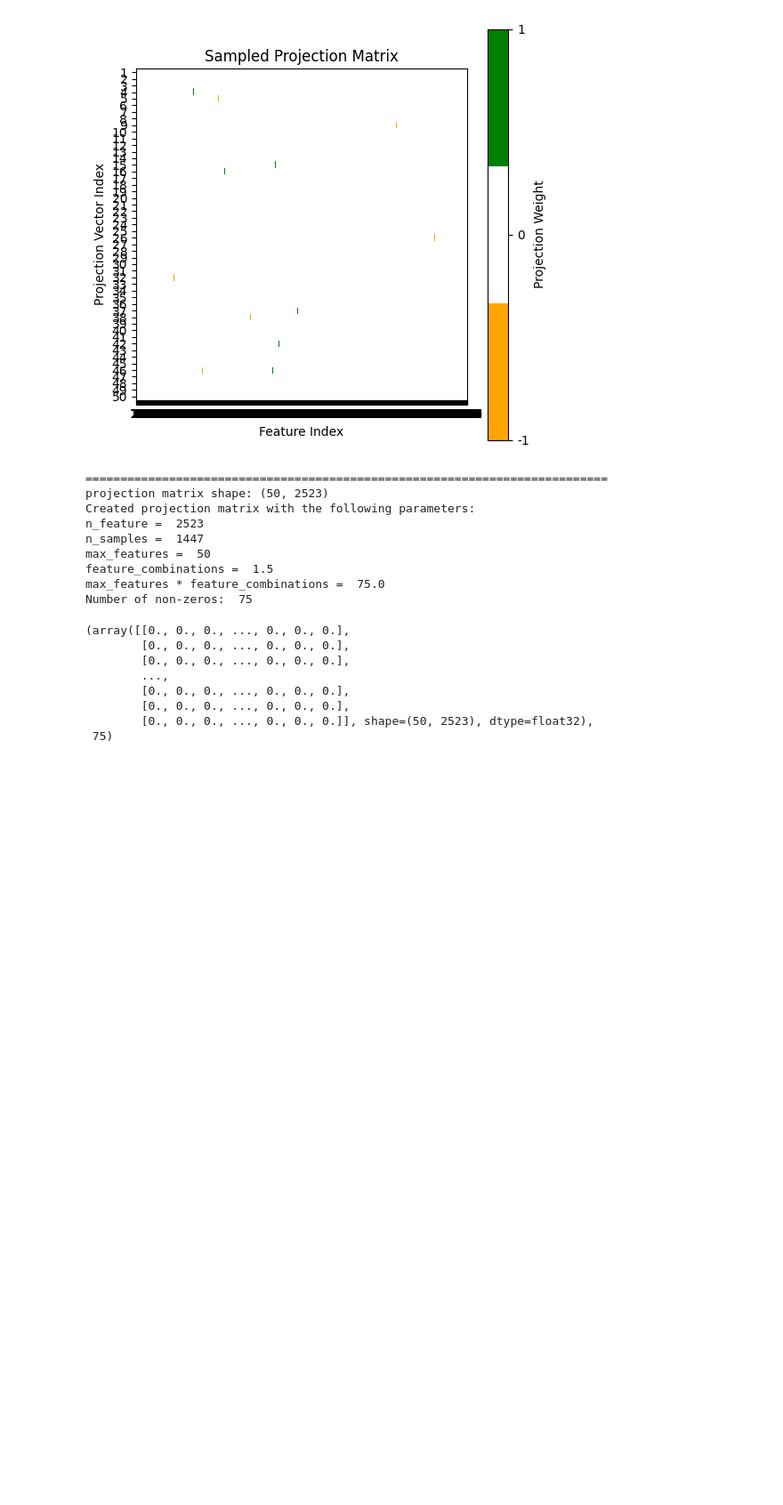
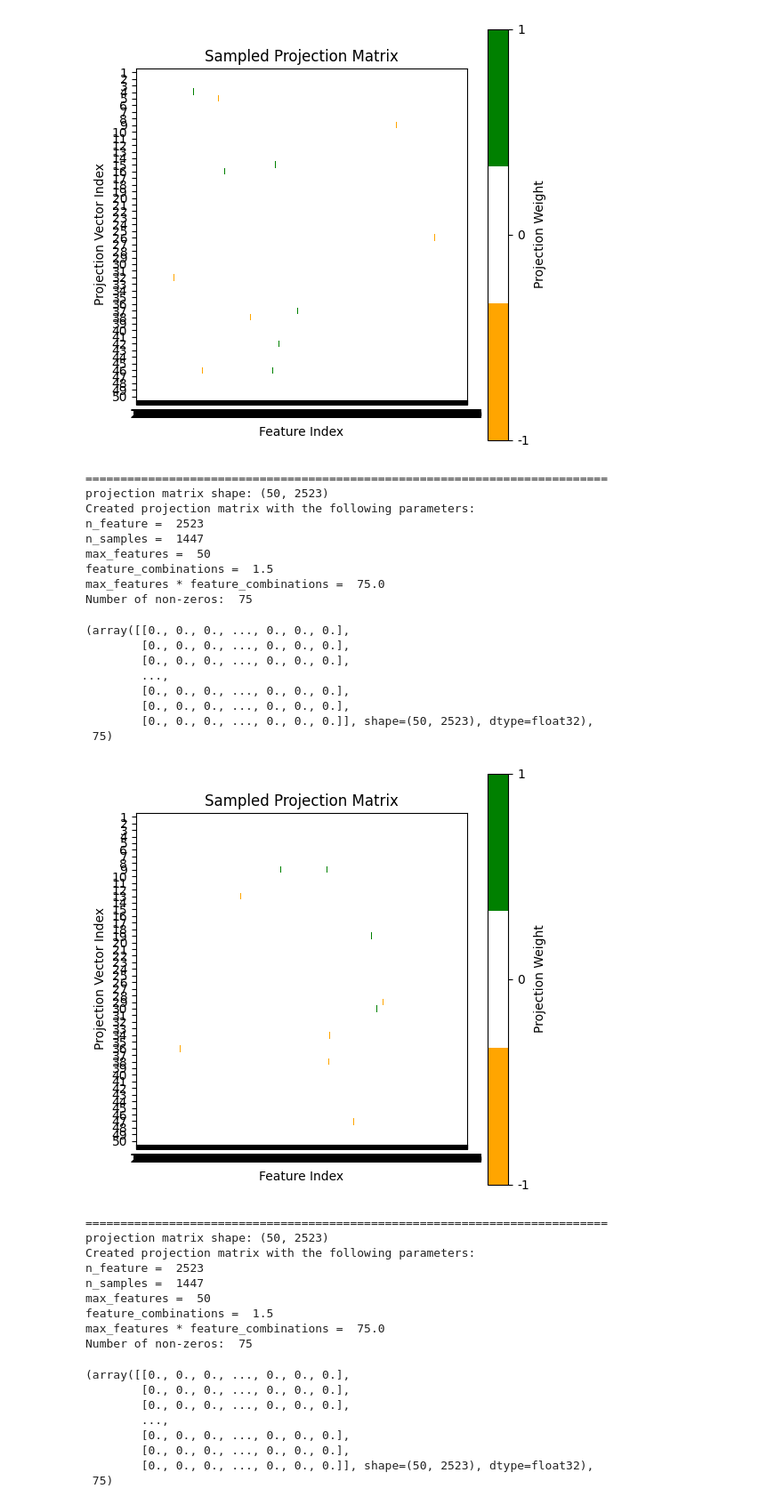
Before and after one commit to ClarkXu0625/treeple, a Jupyter notebook: clark/plot_projection.ipynb, the cells around one changed output. Shown at 89% size. Saved outputs shown, nothing was run; the diff lists cells and outputs as text; code cells hidden in the pictures; blank space fills up the shorter version.

Commit message:
add more random states

```diff
--- a/clark/plot_projection.ipynb
+++ b/clark/plot_projection.ipynb
@@ -387,3 +387,28 @@ Number of non-zeros:  75
         [0., 0., 0., ..., 0., 0., 0.],
         [0., 0., 0., ..., 0., 0., 0.]], shape=(50, 2523), dtype=float32),
  75)
+# %%
+plot_proj_existing_data(X, y,
+                max_features=50,
+                feature_combinations=1.5,
+                plot_fig=True,
+                random_state=2)
+# %% [output]
+[figure, added]
+===========================================================================
+projection matrix shape: (50, 2523)
+Created projection matrix with the following parameters:
+n_feature =  2523
+n_samples =  1447
+max_features =  50
+feature_combinations =  1.5
+max_features * feature_combinations =  75.0
+Number of non-zeros:  75
+(array([[0., 0., 0., ..., 0., 0., 0.],
+        [0., 0., 0., ..., 0., 0., 0.],
+        [0., 0., 0., ..., 0., 0., 0.],
+        ...,
+        [0., 0., 0., ..., 0., 0., 0.],
+        [0., 0., 0., ..., 0., 0., 0.],
+        [0., 0., 0., ..., 0., 0., 0.]], shape=(50, 2523), dtype=float32),
+ 75)
```
Also changed, not shown: parts of 1 cell of this notebook.
